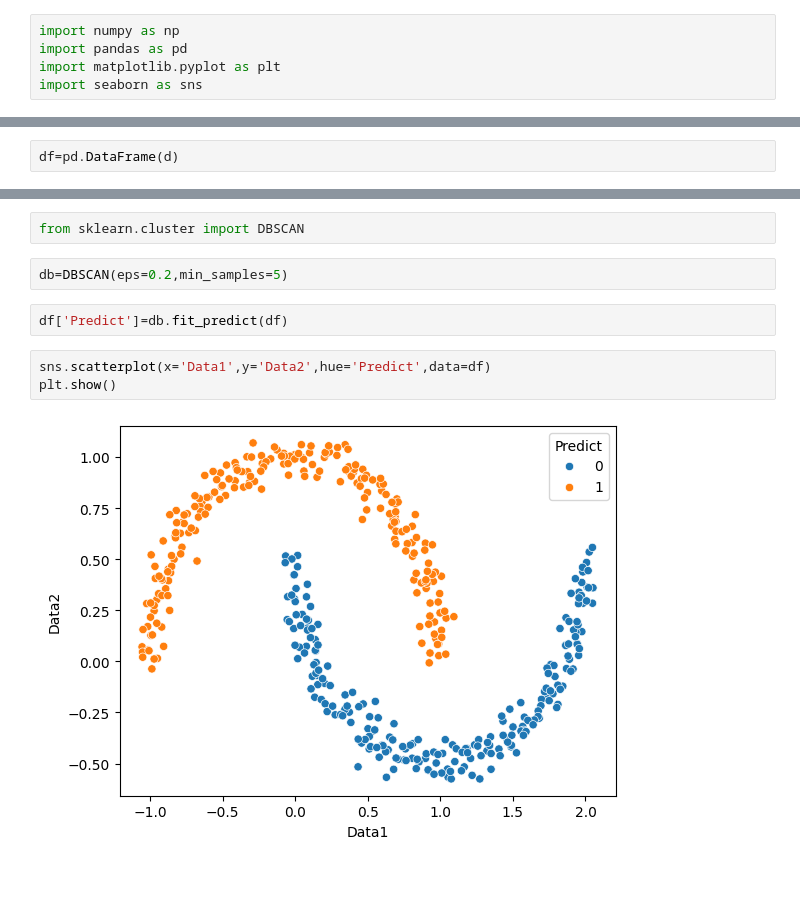
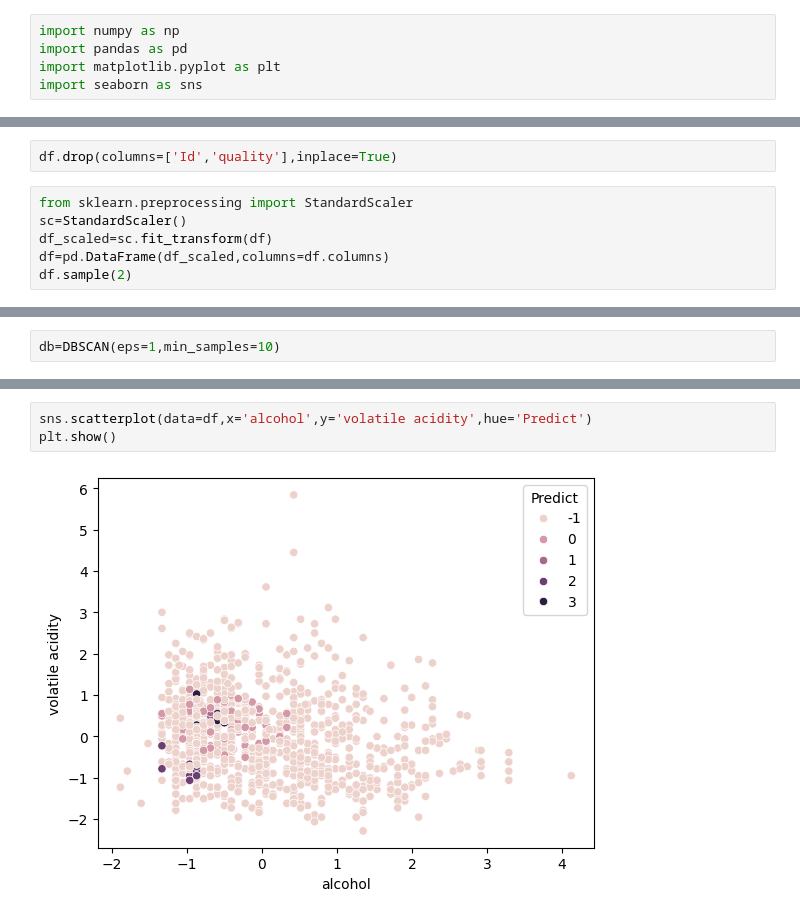
Before and after one commit to Uwais-ur-Rehman/ML-Project, a Jupyter notebook: DBSCAN_Clustering.ipynb, the cells around one changed output, grey strips where cells are left out. Saved outputs shown, nothing was run; the diff lists cells and outputs as text; blank space fills up the shorter version.

```diff
--- a/DBSCAN_Clustering.ipynb
+++ b/DBSCAN_Clustering.ipynb
@@ -7,0 +15,8 @@ import seaborn as sns
+# %%
+df.drop(columns=['Id','quality'],inplace=True)
+# %%
+from sklearn.preprocessing import StandardScaler
+sc=StandardScaler()
+df_scaled=sc.fit_transform(df)
+df=pd.DataFrame(df_scaled,columns=df.columns)
+df.sample(2)
@@ -99,2 +29,2 @@ d={'Data1':x[:,0],'Data2':x[:,1]}
-# %%
-df=pd.DataFrame(d)
+# %%
+db=DBSCAN(eps=1,min_samples=10)
@@ -142,11 +49,5 @@ sns.scatterplot(x='Data1',y='Data2',hue=y,data=df)
-# %%
-from sklearn.cluster import DBSCAN
-# %%
-db=DBSCAN(eps=0.2,min_samples=5)
-# %%
-df['Predict']=db.fit_predict(df)
 # %%
-sns.scatterplot(x='Data1',y='Data2',hue='Predict',data=df)
+sns.scatterplot(data=df,x='alcohol',y='volatile acidity',hue='Predict')
 plt.show()
 # %% [output]
-[figure, old version]
+[figure, new version]
```
Also changed, not shown: parts of 17 cells of this notebook.
